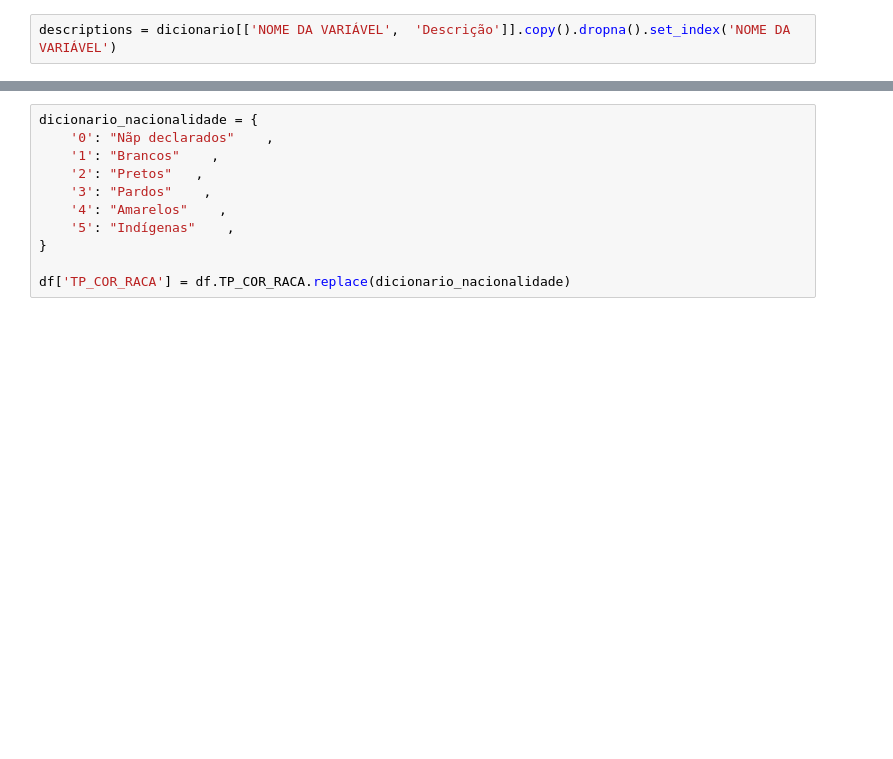
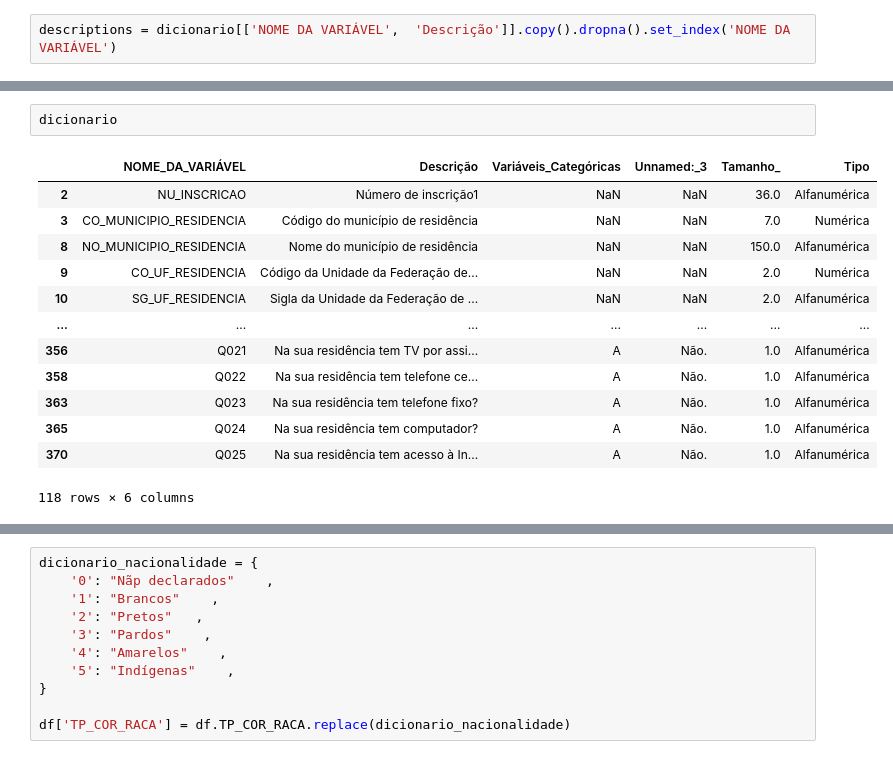
Before and after one commit to akira-gabriel/Enem-2019, a Jupyter notebook: notebooks/01_eda.ipynb, the cells around one changed output, grey strips where cells are left out. Cells and saved outputs as stored; diff of their text form; blank space fills up the shorter version.

```diff
--- a/notebooks/01_eda.ipynb
+++ b/notebooks/01_eda.ipynb
@@ -29,0 +50,16 @@ descriptions = dicionario[['NOME DA VARIÁVEL',	'Descrição']].copy().dropna().
+# %%
+dicionario
+# %% [output]
+|  | NOME_DA_VARIÁVEL | Descrição | Variáveis_Categóricas | Unnamed:_3 | Tamanho_ | Tipo |
+| 2 | NU_INSCRICAO | Número de inscrição1 | NaN | NaN | 36.0 | Alfanumérica |
+| 3 | CO_MUNICIPIO_RESIDENCIA | Código do município de residência | NaN | NaN | 7.0 | Numérica |
+| 8 | NO_MUNICIPIO_RESIDENCIA | Nome do município de residência | NaN | NaN | 150.0 | Alfanumérica |
+| 9 | CO_UF_RESIDENCIA | Código da Unidade da Federação de... | NaN | NaN | 2.0 | Numérica |
+| 10 | SG_UF_RESIDENCIA | Sigla da Unidade da Federação de ... | NaN | NaN | 2.0 | Alfanumérica |
+| ... | ... | ... | ... | ... | ... | ... |
+| 356 | Q021 | Na sua residência tem TV por assi... | A | Não. | 1.0 | Alfanumérica |
+| 358 | Q022 | Na sua residência tem telefone ce... | A | Não. | 1.0 | Alfanumérica |
+| 363 | Q023 | Na sua residência tem telefone fixo? | A | Não. | 1.0 | Alfanumérica |
+| 365 | Q024 | Na sua residência tem computador? | A | Não. | 1.0 | Alfanumérica |
+| 370 | Q025 | Na sua residência tem acesso à In... | A | Não. | 1.0 | Alfanumérica |
+118 rows × 6 columns
```
Also changed, not shown: parts of 21 cells of this notebook.
